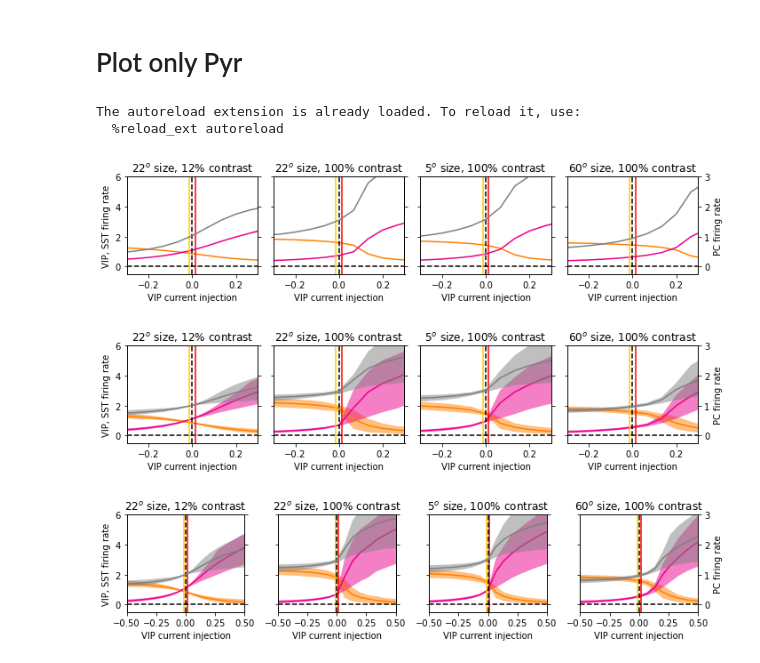
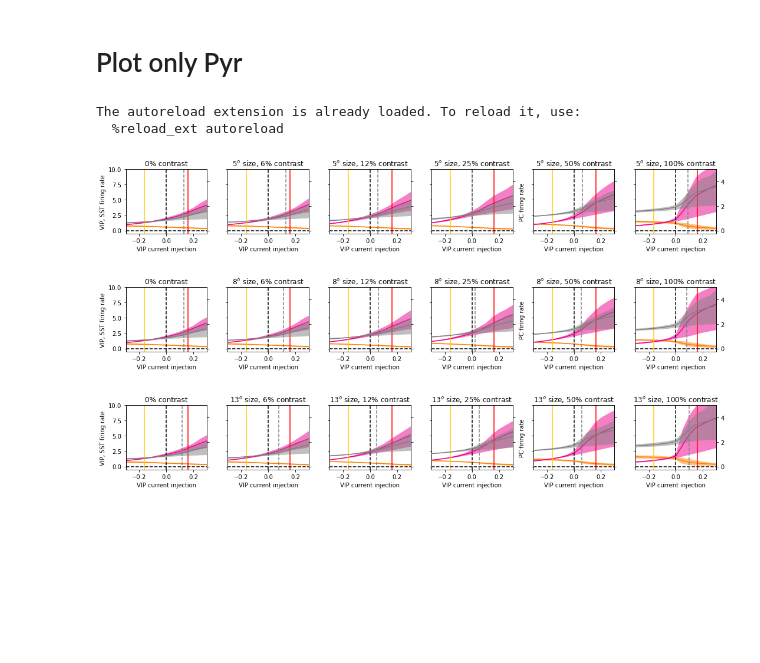
Before and after one commit to anitsoga/mossing_paper_code, a Jupyter notebook: simulation/Agos_Code/Figure_6.ipynb, the cells around one changed output. Drawn from its saved outputs; the diff is of its cells as text; code cells hidden in the pictures; blank space fills up the shorter version.

```diff
--- a/simulation/Agos_Code/Figure_6.ipynb
+++ b/simulation/Agos_Code/Figure_6.ipynb
@@ -94,7 +82,9 @@ weights_files = [wf for (wf,ll) in zip(weights_files,low_loss) if ll]
 # Load sims
 # %%
 
-npyfile = np.load('/Users/agos/Dropbox/ColumbiaProjects/Project_DansPaper/calnet_data/dynamics/vip_both_pixels_opto_tavg_210513c.npy',allow_pickle=True)[()]
+#npyfile = np.load('/Users/agos/Dropbox/ColumbiaProjects/Project_DansPaper/calnet_data/dynamics/vip_both_pixels_opto_tavg_l4_coupled_0_25_210513c.npy',allow_pickle=True)[()]
+npyfile = np.load('/Users/agos/Dropbox/ColumbiaProjects/Project_DansPaper/calnet_data/dynamics/vip_both_pixels_opto_tavg_l4_coupled_0_25_210513c.npy',allow_pickle=True)[()]
+
 
 YY_opto = npyfile['YY_opto'][:,:,:,np.newaxis,:]
 YY_opto_no_pcpc = npyfile['YY_opto_no_pcpc'][:,:,:,np.newaxis,:]
@@ -103,13 +93,3 @@ YY_opto_tavg_no_pcvip = npyfile['YY_opto_tavg_no_pcvip'][:,:,:,np.newaxis,:]
 YY_opto_tavg_no_pcsst = npyfile['YY_opto_tavg_no_pcsst'][:,:,:,np.newaxis,:]
 YY_opto_tavg_no_vipbias = npyfile['YY_opto_tavg_no_vipbias'][:,:,:,np.newaxis,:]
 YY_opto_tavg_no_sstvip = npyfile['YY_opto_tavg_no_sstvip'][:,:,:,np.newaxis,:]
-
-npyfile = np.load('/Users/agos/Dropbox/ColumbiaProjects/Project_DansPaper/calnet_data/dynamics/sst_both_pixels_opto_tavg_210513c.npy',allow_pickle=True)[()]
-
-YY_opto_sst = npyfile['YY_opto'][:,:,:,np.newaxis,:]
-YY_opto_no_pcpc_sst = npyfile['YY_opto_no_pcpc'][:,:,:,np.newaxis,:]
-YY_opto_no_pcpv_sst = npyfile['YY_opto_no_pcpv'][:,:,:,np.newaxis,:]
-YY_opto_tavg_no_pcvip_sst = npyfile['YY_opto_tavg_no_pcvip'][:,:,:,np.newaxis,:]
-YY_opto_tavg_no_pcsst_sst = npyfile['YY_opto_tavg_no_pcsst'][:,:,:,np.newaxis,:]
-YY_opto_tavg_no_vipbias_sst = npyfile['YY_opto_tavg_no_vipbias'][:,:,:,np.newaxis,:]
-YY_opto_tavg_no_sstvip_sst = npyfile['YY_opto_tavg_no_sstvip'][:,:,:,np.newaxis,:]
@@ -118,7 +102,7 @@ YY_opto_tavg_no_sstvip_sst = npyfile['YY_opto_tavg_no_sstvip'][:,:,:,np.newaxis,
 # %%
 Niter = int(1e3)
 # opto_levels = 1*np.linspace(-1.5,1.5,31)
-opto_levels = 1*np.linspace(-1,1,31)
+opto_levels = 1*np.linspace(-1,1,YY_opto.shape[1])
 dt = 1e-1
 nopto = len(opto_levels)
 ucontrast=np.array([0,6,12,25,50,100])
@@ -313,7 +279,7 @@ def plot_nonlinearity(ax, network_resp,color,label,zero_subtracted=zero_subtract
         to_plot = network_resp - network_resp[:,izero:izero+1]
     else:
         to_plot = network_resp - 0
-    ax.plot(opto_levels,np.nanmean(to_plot,0),c=color,label=label)
+    ax.plot(opto_levels,np.nanmedian(to_plot,0),c=color,label=label)
     ax.fill_between(opto_levels,np.nanpercentile(to_plot,pct_l,axis=0),np.nanpercentile(to_plot,pct_u,axis=0),facecolor=color,alpha=alpha)
 
 def plot_cell_intrinsic_resp(cell_intrinsic_resp,label,zero_subtracted=zero_subtracted):
@@ -437,39 +458,28 @@ line_loc = this_target_amplitude.mean()
 
 xlim = 0.3 # 0.5
 
-istims_list = [
-    [20, 23, 5, 35],
-    [0, 5, 35]
-]
+midline=np.mean(params[:,:,0,0],0)
 
-for istim_choice in range(2):
+istims_list = [np.arange(k,k+6,1) for k in range(0,36,6)]
+
+for istim_choice in range(len(istims_list)):
     istims = istims_list[istim_choice]
     titles = [all_titles[istim] for istim in istims]
-    for istyle in range(3):
-        # plt.figure(figsize=(2.5*len(istims),2.5))
+    for istyle in range(1):
         fig, axs = plt.subplots(1,len(istims),figsize=(2.5*len(istims),2.5), sharey=True)
-        if istyle==0:
-            np.random.seed(0)
-            this_lkat = np.random.randint(lkat.sum())
-            this_lkat = slice(this_lkat, this_lkat+1)
-        else:
-            this_lkat = slice(None)
+        this_lkat = slice(None)
         for iistim,(istim,title) in enumerate(zip(istims,titles)):
-        #     plot_cell_intrinsic_resp(cell_intrinsic_resp[:,:,istim,itype],'cell-intrinsic nonlinearity')
-        #     plt.plot(opto_levels,np.nanmean(cell_intrinsic_resp,0)[:,istim,itype],c='k',linestyle='dashed',label='cell-intrinsic nonlinearity')
-        #     plt.fill_between(opto_levels,np.nanpercentile(cell_intrinsic_resp,pct_l,axis=0)[:,istim,itype],np.nanpercentile(cell_intrinsic_resp,pct_u,axis=0)[:,istim,itype],facecolor='k',alpha=0.5)
 
             nrs = [network_resp,network_resp_no_sstvip,network_resp_no_pcvip,network_resp_no_pcpv]
             nr_baseline = network_resp
-        #     cs = ['k',np.array((1,0.65,0)),np.array((1,0,1)),np.array((0,0,1))]
             cs = [np.array((0.5,0.5,0.5)),np.array((1,0.5,0)),np.array((236, 0, 140))/255,np.array((0,0,1))]
             lbls = ['baseline','PC$\rightarrow$SST weights deleted','PC$\rightarrow$VIP weights deleted','PC$\leftrightarrow$PV weights deleted']
             for iplot,(nr,c,lbl) in enumerate(zip(nrs[:1],cs[:1],lbls[:1])):
+
                 if norm_to_mean:
                     nr = ut.norm_middle_axes_to_mean(nr[:,:,:,:],nr_baseline[:,15,:,:])
                 pc_ax = axs[iistim].twinx()
                 for itype in range(3):
-        #             plot_nonlinearity(nr[lkat][:,:,istim,itype],cs[itype],lbl)
                     if itype==0:
                         this_ax = pc_ax
                     else:
@@ -478,55 +488,41 @@ for istim_choice in range(2):
                 axs[iistim].axvline(line_loc,c=np.array((1,0,0)))
                 axs[iistim].axvline(-line_loc,c=np.array((1,0.8,0)))
                 axs[iistim].axvline(0,c='k',linestyle='dashed')
                 axs[iistim].axhline(0,c='k',linestyle='dashed')
-        #         plt.xlim((-1.5,1.5))
+                axs[iistim].axvline(midline[istim],c='gray',linestyle='dashed')
+
                 if istyle == 2:
                     axs[iistim].set_xlim((-0.5, 0.5))
                 else:
                     axs[iistim].set_xlim((-xlim, xlim))
-        #         plt.xlim((-0.25,0.25))
-        #         plt.ylim((-1,3.5))
+
                 if norm_to_mean:
-                    axs[iistim].set_ylim((-0.5,6))
-                    pc_ax.set_ylim((-0.25, 3.0))
+                    axs[iistim].set_ylim((-0.5,10))
+                    pc_ax.set_ylim((-0.25, 5.0))
                 else:
                     axs[iistim].set_ylim((-1,3))
                     pc_ax.set_ylim((-1, 3))
-        #         plt.ylim((-0.75,2.5))
-#                 ut.erase_top(axs[iistim])
-#                 ut.erase_top(pc_ax)
+
                 if iistim < len(istims)-1:
                     pc_ax.set_yticklabels([])
 
                 axs[iistim].set_xlabel('VIP current injection')
                 if zero_subtracted:
                     axs[iistim].set_ylabel(r'$\Delta$firing rate')
                 else:
                     if iistim == 0:
                         axs[iistim].set_ylabel('VIP, SST firing rate')
                     if iistim == 3:
                         pc_ax.set_ylabel('PC firing rate')
-            # plt.title('PC$\leftrightarrow$PC weights deleted')
             fig.tight_layout()
-        #     plt.savefig('figures/network_nonlinearity_w_and_wo_ws_stim_%d_no_title.jpg'%istim,dpi=300)
-        #     plt.savefig('figures/sst_network_nonlinearity_w_and_wo_ws_stim_%d_no_title.jpg'%istim,dpi=300)
             axs[iistim].set_title(title)
             fig.tight_layout()
             save = False
-            if save:
-                if istim_choice == 0:
-                    suffix = ""
-                else:
-                    suffix = "_just_size"
-                if istyle == 0:
-                    plt.savefig(f'figures/network_nonlinearity_all_connections_size_contrast_samples_example_twinx{suffix}.jpg',dpi=300)
-                if istyle == 1:
-                    plt.savefig(f'figures/network_nonlinearity_all_connections_size_contrast_samples_twinx{suffix}.jpg',dpi=300)
-                if istyle == 2:
-                    plt.savefig(f'figures/network_nonlinearity_all_connections_size_contrast_samples_twinx_wider{suffix}.jpg',dpi=300)
+
+        plt.savefig(figures_path+'/network_nonlinearity_all_connections_size_contrast_samples.pdf',dpi=300)
 # %% [output]
 The autoreload extension is already loaded. To reload it, use:
   %reload_ext autoreload
-[figure, old version]
+[figure, new version]
-[figure, old version]
+[figure, new version]
-[figure, old version]
+[figure, new version]
```
Also changed, not shown: parts of 27 cells of this notebook, 4 other files.
